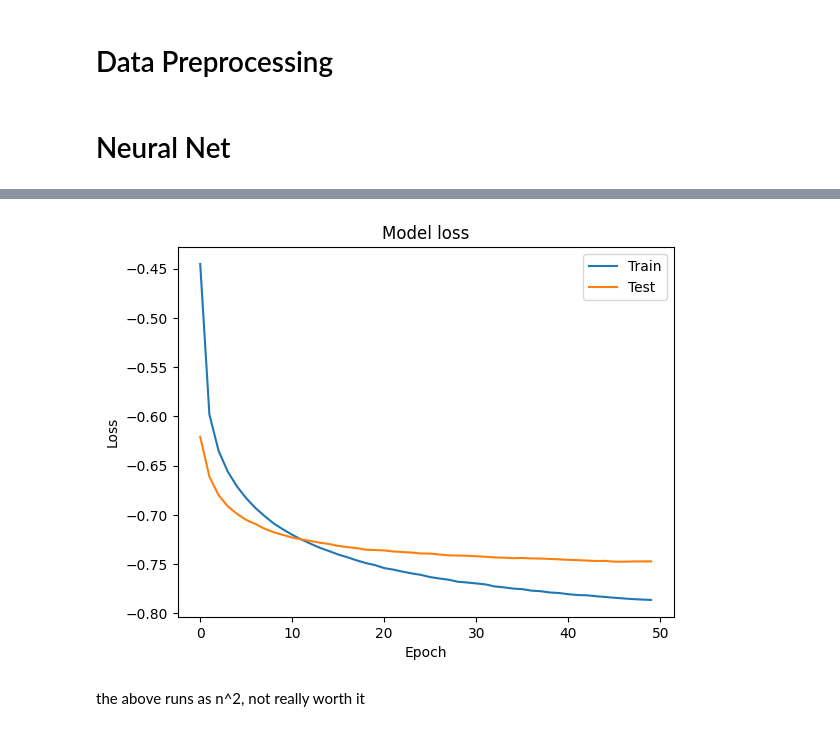
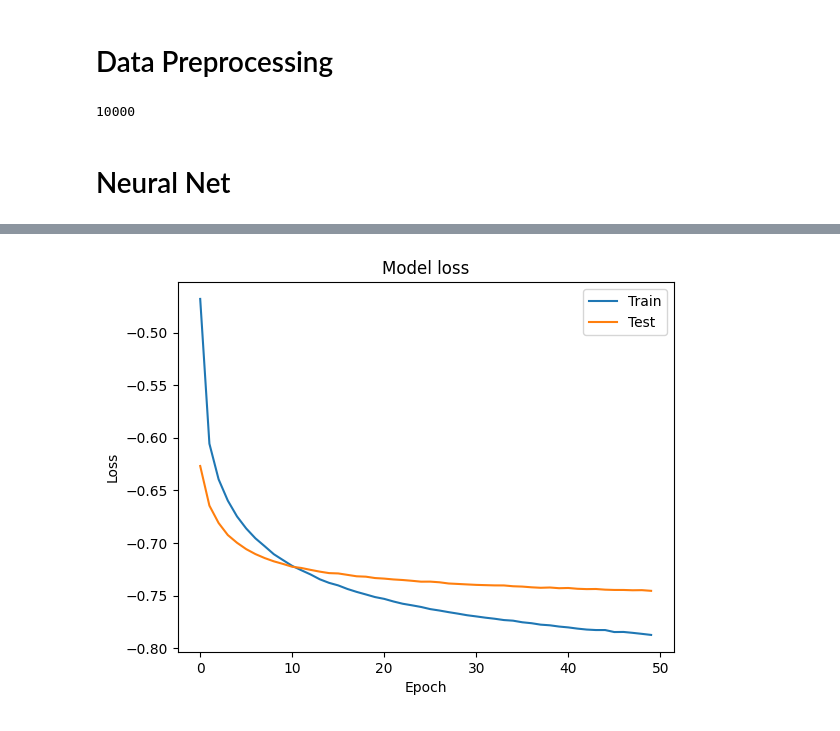
Before and after one commit to P-H-B-D/EmbeddingsTranslation, a Jupyter notebook: NNbigsmall.ipynb, the cells around one changed output, grey strips where cells are left out. Saved outputs shown, nothing was run; the diff lists cells and outputs as text; code cells hidden in the pictures.

```diff
--- a/NNbigsmall.ipynb
+++ b/NNbigsmall.ipynb
@@ -6,7 +6,8 @@ import pandas as pd
 import numpy as np
 import ast
 from sklearn.model_selection import train_test_split
-df = pd.read_csv('CompositeEmbeddings.csv')
+df = pd.read_csv('OSCompositeEmbeddings.csv')
+print(len(df))
 
 # define a function to convert string to list
 def str_to_list(s):
@@ -31,20 +32,21 @@ train_x, test_x, train_y, test_y = train_test_split(unsplit_x, unsplit_y, test_s
 
 #x: sbert_embedding (768 dim)
 #y: mpnet_embedding (384 dim)
+# %% [output]
+10000
 # %% [markdown]
 # Neural Net
 # %%
-from keras.models import Sequential
+from keras.models import Sequential,save_model
 from keras.layers import Dense, Dropout
 from keras.optimizers import Adam
 from keras.regularizers import l2
 from keras.callbacks import EarlyStopping
 import tensorflow as tf
 import matplotlib.pyplot as plt
+import keras
 
-# create an instance of the Adam optimizer with a custom learning rate
-# opt = Adam(learning_rate=0.001)  # change this to your desired learning rate
-
+# Define the custom loss function
 def cosine_similarity_loss(y_true, y_pred):
     y_true = tf.nn.l2_normalize(y_true, axis=-1)
     y_pred = tf.nn.l2_normalize(y_pred, axis=-1)
@@ -53,41 +55,43 @@ def cosine_similarity_loss(y_true, y_pred):
 # Initialize the constructor
 model = Sequential()
 
-
-# Add an first hidden layer
+# Add a first 1024 layer
 model.add(Dense(2048, activation='relu', input_shape=(768,), kernel_regularizer=l2(0.00)))
-
-# Add a dropout layer for regularization
 model.add(Dropout(0.5))
 
-# Add an first hidden layer
+# Add a first hidden layer
 model.add(Dense(2048, activation='relu', kernel_regularizer=l2(0.00)))
-
-# Add a dropout layer for regularization
 model.add(Dropout(0.5))
-
 
 # Add an output layer
 model.add(Dense(384, activation='linear'))
 
-# compile model
+# Compile the model
 model.compile(loss=cosine_similarity_loss, optimizer=tf.keras.optimizers.legacy.Adam(learning_rate=0.001))
 
-
-# add early stopping
+# Add early stopping
 es = EarlyStopping(monitor='val_loss', mode='min', verbose=1, patience=50)
 
-# fit the model to the training data
-history = model.fit(train_x, train_y, validation_data=(test_x, test_y), epochs=50, batch_size=50, callbacks=[es])
+# Fit the model to the training data
+history = model.fit(train_x, train_y, validation_data=(test_x, test_y), epochs=50, batch_size=32, callbacks=[es])
 
-# plot the training loss
+# Register the custom loss function
+keras.utils.get_custom_objects()['cosine_similarity_loss'] = cosine_similarity_loss
+
+# Save the entire model to a file
+save_model(model, 'bigsmallnew.h5')
+
+# Plot the training loss
 plt.plot(history.history['loss'])
-# plot the validation loss
+
+# Plot the validation loss
 plt.plot(history.history['val_loss'])
+
 plt.title('Model loss')
 plt.ylabel('Loss')
 plt.xlabel('Epoch')
 plt.legend(['Train', 'Test'], loc='upper right')
+
 plt.show()
 # %% [output]
 Epoch 1/50
@@ -110,5 +114,3 @@ Epoch 50/50
-[figure, old version]
+[figure, new version]
-# %% [markdown]
-the above runs as n^2, not really worth it
 # %%
 from sentence_transformers import SentenceTransformer
```
Also changed, not shown: parts of 3 cells of this notebook, 6 other files.
